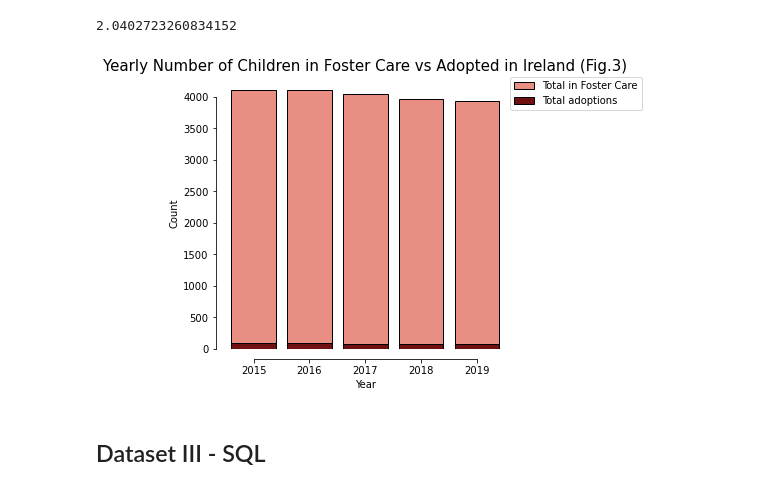
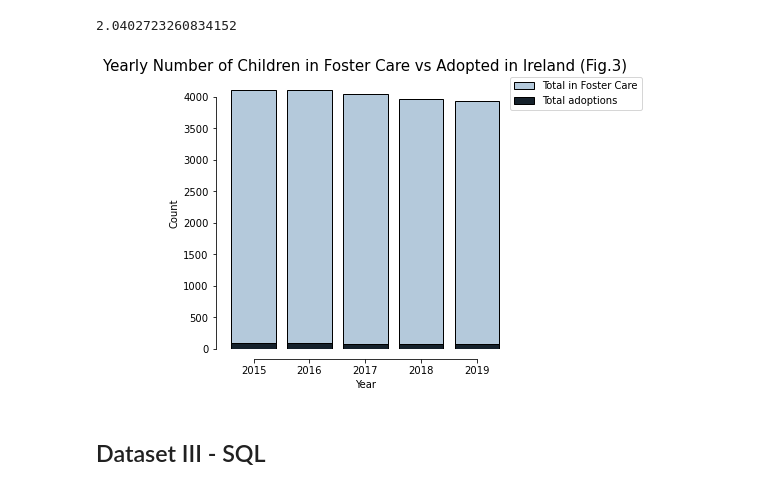
Before and after one commit to MartaGx/Adoption-Trends-IRL-vs-USA, a Jupyter notebook: Project_Certificate_2022_Jupyter.ipynb, the cells around one changed output. Saved outputs shown, nothing was run; the diff lists cells and outputs as text; code cells hidden in the pictures.

```diff
--- a/Project_Certificate_2022_Jupyter.ipynb
+++ b/Project_Certificate_2022_Jupyter.ipynb
@@ -548,27 +547,27 @@ foster_vs_adop['%'].mean()
 # %%
 # Creating an overlay of two barplots
 
 plt.rcParams['figure.figsize'] = (5,5)
 fig, ax = plt.subplots(1,1)
 
-sns.barplot(x='year', y='total', data=foster_vs_adop, label='Total in Foster Care', color='salmon',
+sns.barplot(x='year', y='total', data=foster_vs_adop, label='Total in Foster Care', color='#aec9e1',
             linewidth=1, edgecolor='black')
 
-sns.barplot(x='year', y='no_of_adoptions', data=foster_vs_adop, label='Total adoptions', color='maroon',
+sns.barplot(x='year', y='no_of_adoptions', data=foster_vs_adop, label='Total adoptions', color='#11212f',
             linewidth=1, edgecolor='black')
 
 plt.xlabel('Year')
 plt.ylabel('Count')
 plt.legend(bbox_to_anchor=(1.02, 1), loc='upper left', borderaxespad=0)
 ax.set_title('Yearly Number of Children in Foster Care vs Adopted in Ireland (Fig.3)', fontsize=15, wrap=True)
 
 
 sns.despine(offset=10, trim=True)
 
 plt.savefig('Fig3.png', bbox_inches='tight')
 plt.show()
 # %% [output]
-[figure, old version]
+[figure, new version]
 # %% [markdown]
 ## Dataset III - SQL
 # %%
```
Also changed, not shown: parts of 6 cells of this notebook.
